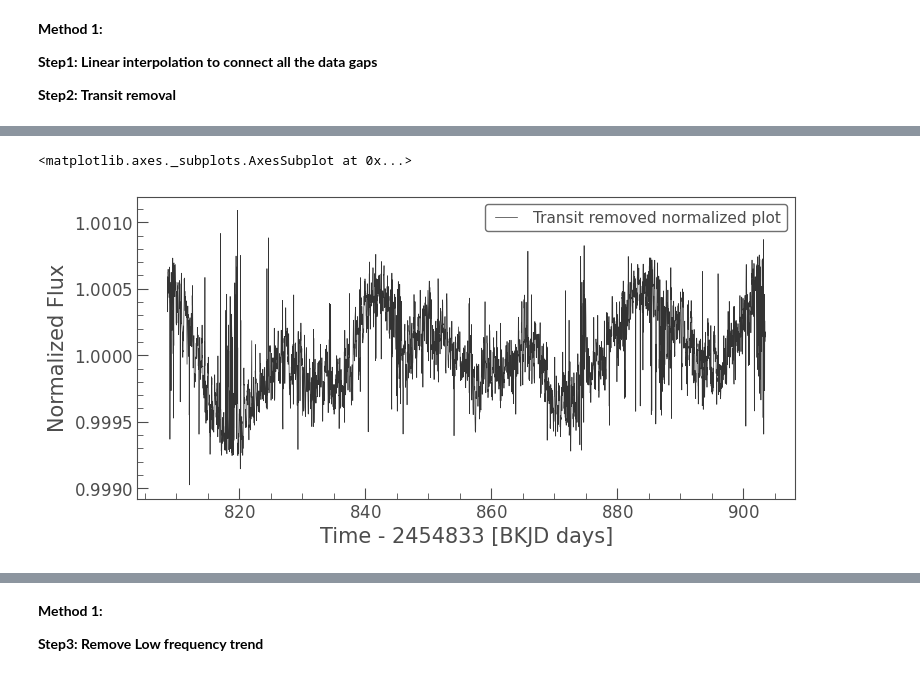
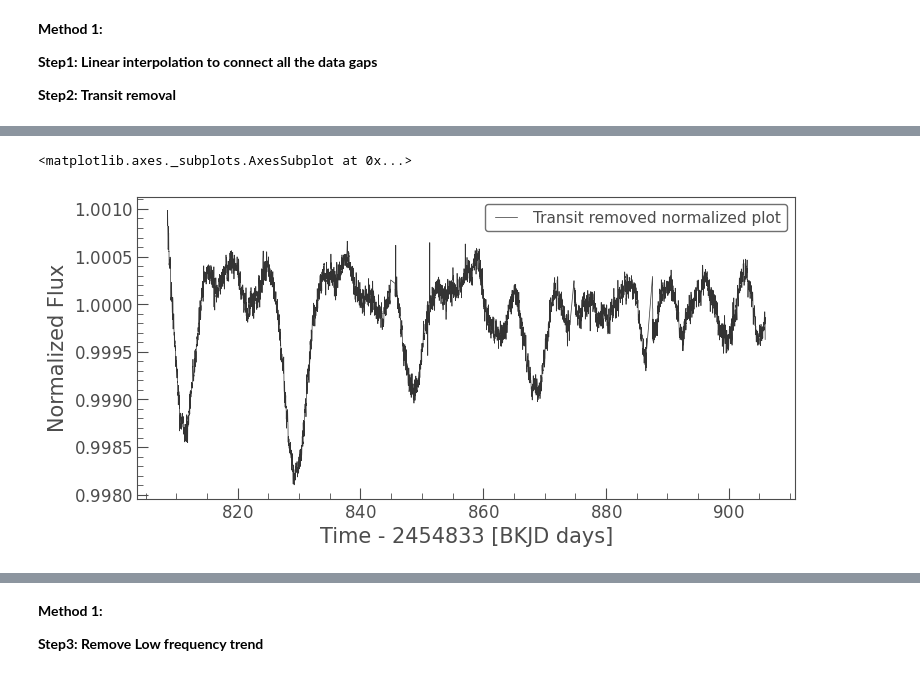
Before and after one commit to Srivardini11/lark, a Jupyter notebook: Trail_2_Lightkurve.ipynb, the cells around one changed output, grey strips where cells are left out. Cells and saved outputs as stored; diff of their text form; code cells hidden in the pictures.

```diff
--- a/Trail_2_Lightkurve.ipynb
+++ b/Trail_2_Lightkurve.ipynb
@@ -23,6 +23,6 @@ matplotlib.rcParams['figure.figsize'] = (15,8)
 # %% [markdown]
 **Search the light curves using the python module “lightkurve”:** It is an inbuilt module using astropy explicitly to study lightcurves. It addresses the name, it’s mission,cadence, quarter and other properties. The searched data is downloaded to be worked on. This gives all the flux intensity of the object when the Kepler telescope was in the quarter 9 position. Quarters are the time period of 90 days from the time of the telescope commission. When 90 days get over, the telescope changes an angle of 90 degrees and collects the flux from that view. So, the cycle repeats after every four times.  There are fluxes here that are empty which appear as ‘Nans’, which appear as data gaps and these can be removed by using the function “remove_nans()”.
 # %%
-source = lk.search_lightcurve("kplr011446443", author="Kepler", cadence="long",quarter = 9).download()
+source = lk.search_lightcurve("kplr004543923", author="Kepler", cadence="long",quarter = 9).download()
 source
 # %% [output]
@@ -92,9 +92,10 @@ rem_tran_lc.scatter()
 # %%
-rem_tran_lc=source.remove_outliers(sigma = 2.5).remove_nans().fill_gaps()
+rem_tran_lc=source.remove_outliers(sigma_upper = 2.5).normalize()
+
 rem_tran_lc.plot(label='Transit removed normalized plot', normalize = True)
 # %% [output]
 <matplotlib.axes._subplots.AxesSubplot at 0x...>
-[figure, old version]
+[figure, new version]
 # %%
 trend_lc.plot(label='long term trends')
 # %% [output]
```
Also changed, not shown: parts of 28 cells of this notebook.
